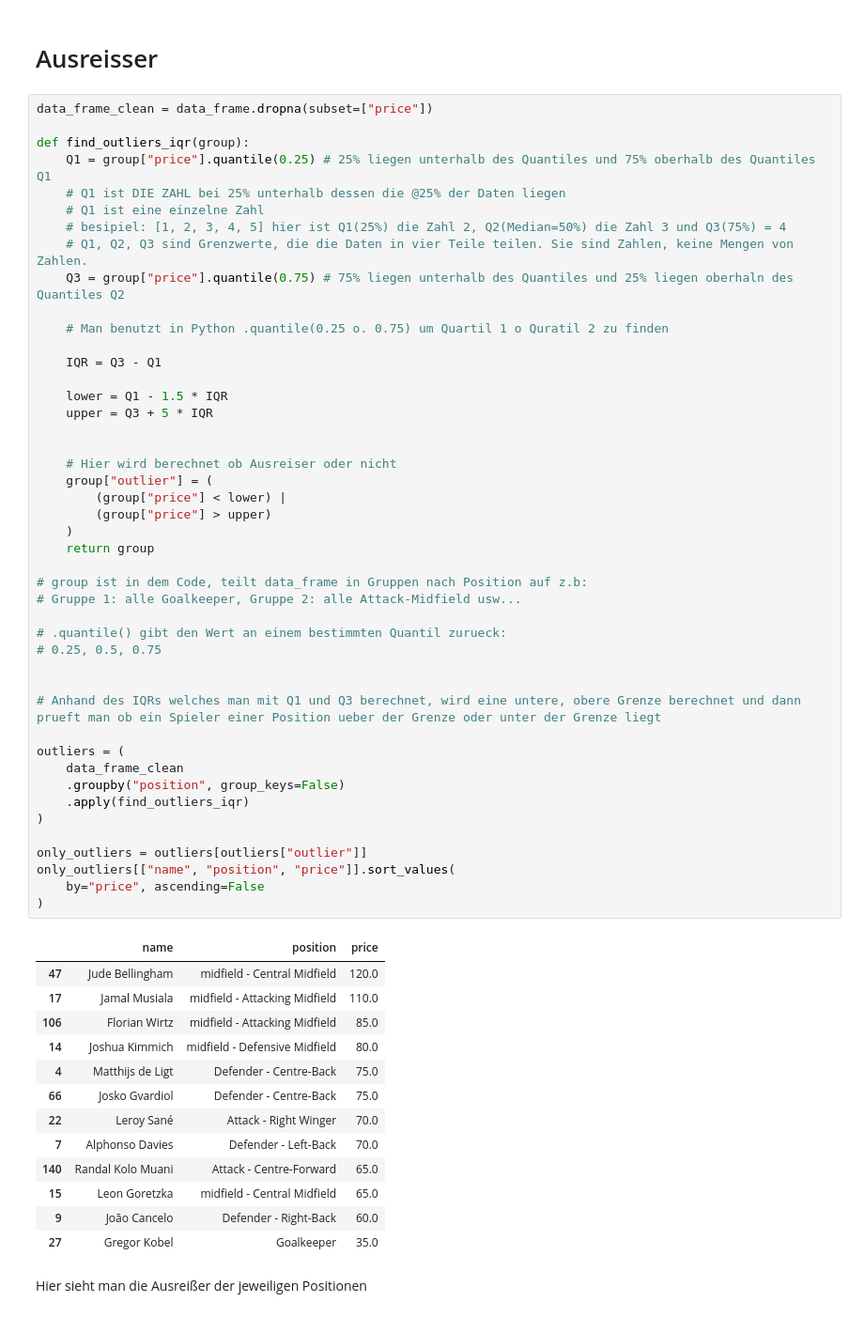
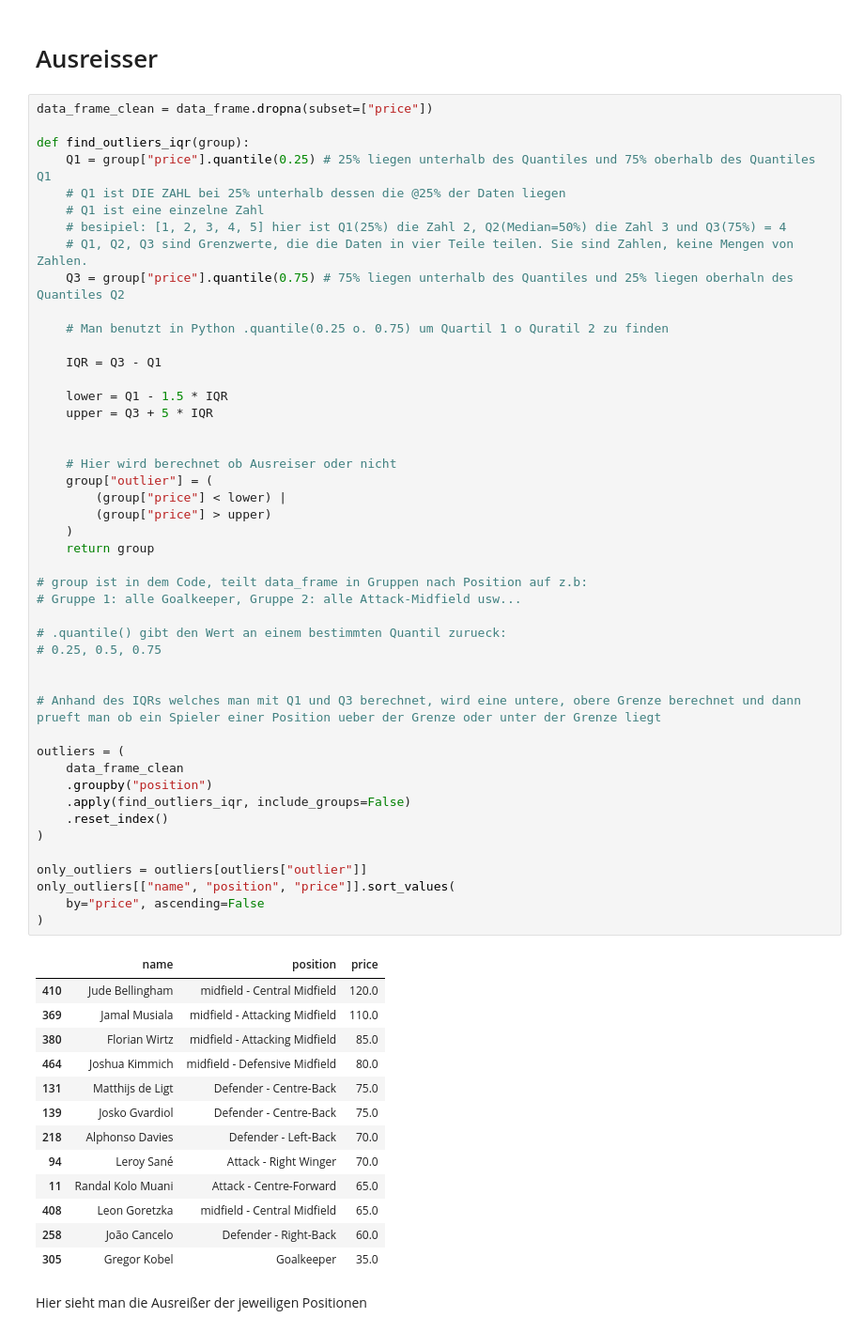
Before and after one commit to PatrikBartos/First-Pandas-Projekt, a Jupyter notebook: notebooks/main.ipynb, the cells around one changed output. Shown at 94% size. Cells and saved outputs as stored; diff of their text form.

```diff
--- a/notebooks/main.ipynb
+++ b/notebooks/main.ipynb
@@ -397,47 +397,48 @@ def find_outliers_iqr(group):
     lower = Q1 - 1.5 * IQR
     upper = Q3 + 5 * IQR
 
 
     # Hier wird berechnet ob Ausreiser oder nicht
     group["outlier"] = (
         (group["price"] < lower) |
         (group["price"] > upper)
     )
     return group
 
 # group ist in dem Code, teilt data_frame in Gruppen nach Position auf z.b:
 # Gruppe 1: alle Goalkeeper, Gruppe 2: alle Attack-Midfield usw...
 
 # .quantile() gibt den Wert an einem bestimmten Quantil zurueck:
 # 0.25, 0.5, 0.75
 
 
 # Anhand des IQRs welches man mit Q1 und Q3 berechnet, wird eine untere, obere Grenze berechnet und dann prueft man ob ein Spieler einer Position ueber der Grenze oder unter der Grenze liegt
 
 outliers = (
     data_frame_clean
-    .groupby("position", group_keys=False)
-    .apply(find_outliers_iqr)
+    .groupby("position")
+    .apply(find_outliers_iqr, include_groups=False)
+    .reset_index()
 )
 
 only_outliers = outliers[outliers["outlier"]]
 only_outliers[["name", "position", "price"]].sort_values(
     by="price", ascending=False
 )
 # %% [output]
 |  | name | position | price |
-| 47 | Jude Bellingham | midfield - Central Midfield | 120.0 |
-| 17 | Jamal Musiala | midfield - Attacking Midfield | 110.0 |
-| 106 | Florian Wirtz | midfield - Attacking Midfield | 85.0 |
-| 14 | Joshua Kimmich | midfield - Defensive Midfield | 80.0 |
-| 4 | Matthijs de Ligt | Defender - Centre-Back | 75.0 |
-| 66 | Josko Gvardiol | Defender - Centre-Back | 75.0 |
-| 22 | Leroy Sané | Attack - Right Winger | 70.0 |
-| 7 | Alphonso Davies | Defender - Left-Back | 70.0 |
-| 140 | Randal Kolo Muani | Attack - Centre-Forward | 65.0 |
-| 15 | Leon Goretzka | midfield - Central Midfield | 65.0 |
-| 9 | João Cancelo | Defender - Right-Back | 60.0 |
-| 27 | Gregor Kobel | Goalkeeper | 35.0 |
+| 410 | Jude Bellingham | midfield - Central Midfield | 120.0 |
+| 369 | Jamal Musiala | midfield - Attacking Midfield | 110.0 |
+| 380 | Florian Wirtz | midfield - Attacking Midfield | 85.0 |
+| 464 | Joshua Kimmich | midfield - Defensive Midfield | 80.0 |
+| 131 | Matthijs de Ligt | Defender - Centre-Back | 75.0 |
+| 139 | Josko Gvardiol | Defender - Centre-Back | 75.0 |
+| 218 | Alphonso Davies | Defender - Left-Back | 70.0 |
+| 94 | Leroy Sané | Attack - Right Winger | 70.0 |
+| 11 | Randal Kolo Muani | Attack - Centre-Forward | 65.0 |
+| 408 | Leon Goretzka | midfield - Central Midfield | 65.0 |
+| 258 | João Cancelo | Defender - Right-Back | 60.0 |
+| 305 | Gregor Kobel | Goalkeeper | 35.0 |
 # %% [markdown]
 Hier sieht man die Ausreißer der jeweiligen Positionen
 # %% [markdown]
```
Also changed, not shown: parts of 8 cells of this notebook.
